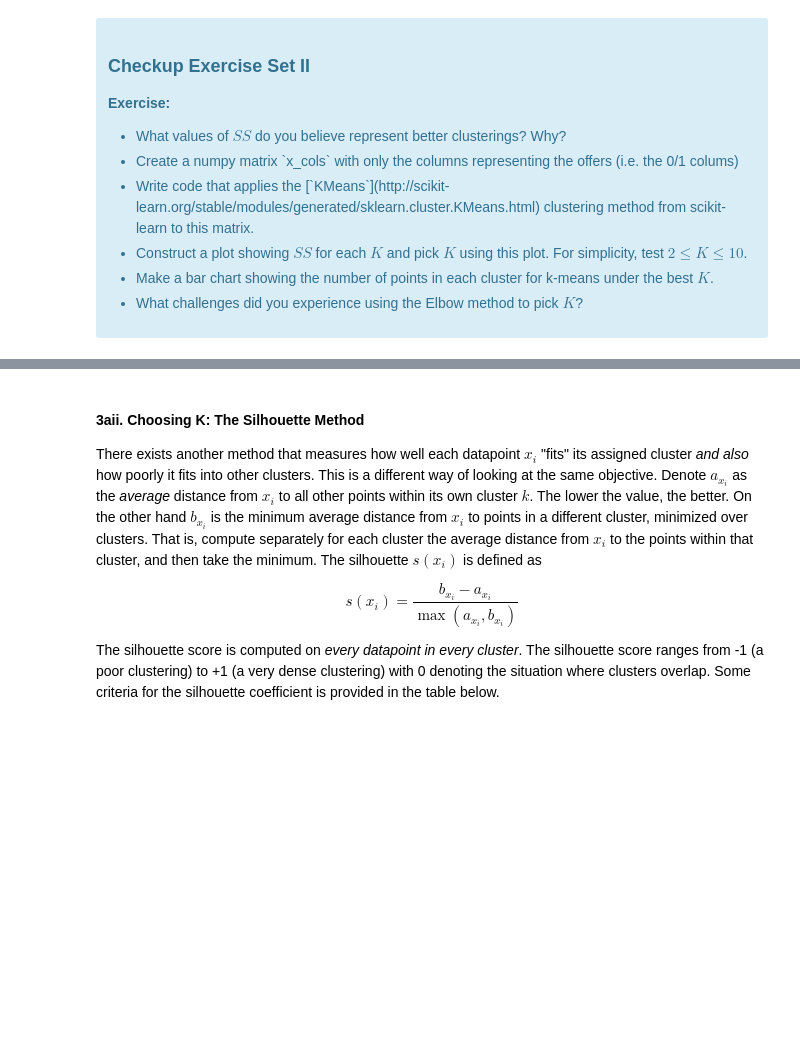
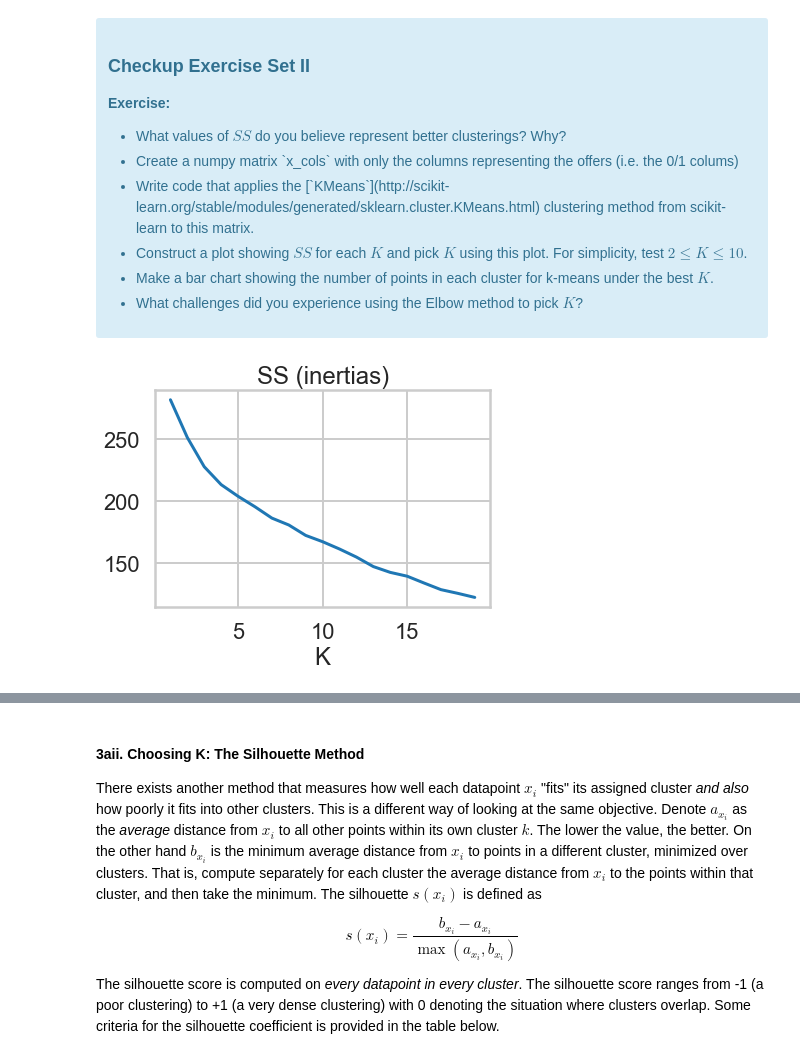
Before and after one commit to jeffkoskulics/Springboard, a Jupyter notebook: CaseStudies/Clustering Case Study/Clustering Case Study - Customer Segmentation with K-Means - Tier 3 (1).ipynb, the cells around one changed output, grey strips where cells are left out. Drawn from its saved outputs; the diff is of its cells as text; code cells hidden in the pictures; blank space fills up the shorter version.

```diff
--- a/CaseStudies/Clustering Case Study/Clustering Case Study - Customer Segmentation with K-Means - Tier 3 (1).ipynb
+++ b/CaseStudies/Clustering Case Study/Clustering Case Study - Customer Segmentation with K-Means - Tier 3 (1).ipynb
@@ -55,7 +70,7 @@ df_offers.head()
 # %% [markdown]
 We see that the first dataset contains information about each offer such as the month it is in effect and several attributes about the wine that the offer refers to: the variety, minimum quantity, discount, country of origin and whether or not it is past peak. The second dataset in the second worksheet contains transactional data -- which offer each customer responded to.
 # %%
-df_transactions = pd.read_excel("./WineKMC.xlsx", sheetname=1)
+df_transactions = pd.read_excel("./WineKMC.xlsx", sheet_name=1)
 df_transactions.columns = ["customer_name", "offer_id"]
 df_transactions['n'] = 1
-df_transactions.head()
+df_transactions
@@ -81,0 +143,4 @@ The first thing we need is a way to compare customers. To do this, we're going t
+# %%
+#your turn
+df1 = pd.get_dummies(df_transactions,columns=['offer_id'],prefix='',prefix_sep='').groupby('customer_name').sum()
+df1.sort_values('n',ascending=False)
@@ -112,0 +191,19 @@ where $x_i$ is a point, $C_k$ represents cluster $k$ and $\mu_k$ is the centroid
+# %%
+# your turn
+from sklearn.cluster import KMeans
+inertias = []
+columns = list(df1.columns)
+columns.remove('n')
+df2 = df1[columns].copy()
+
+for K in range(1,20):
+    model = KMeans(K,random_state=42)
+    model.fit(df2)
+    inertias.append(model.inertia_)
+
+plt.plot(range(1,20),inertias)
+plt.xlabel('K')
+plt.title('SS (inertias)')
+plt.show()
+# %% [output]
+[figure, added]
```
Also changed, not shown: parts of 28 cells of this notebook.
